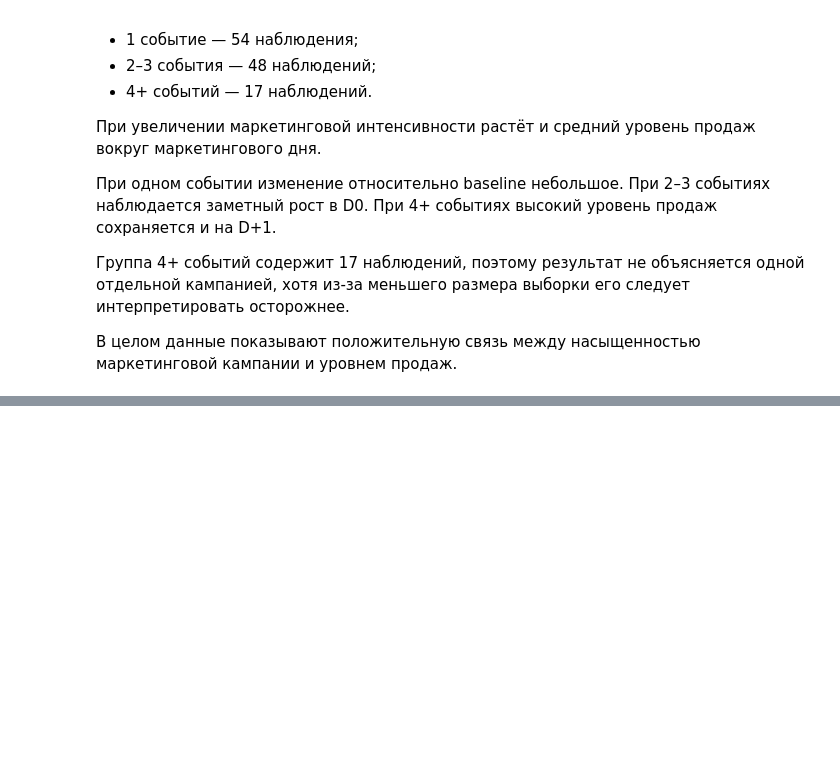
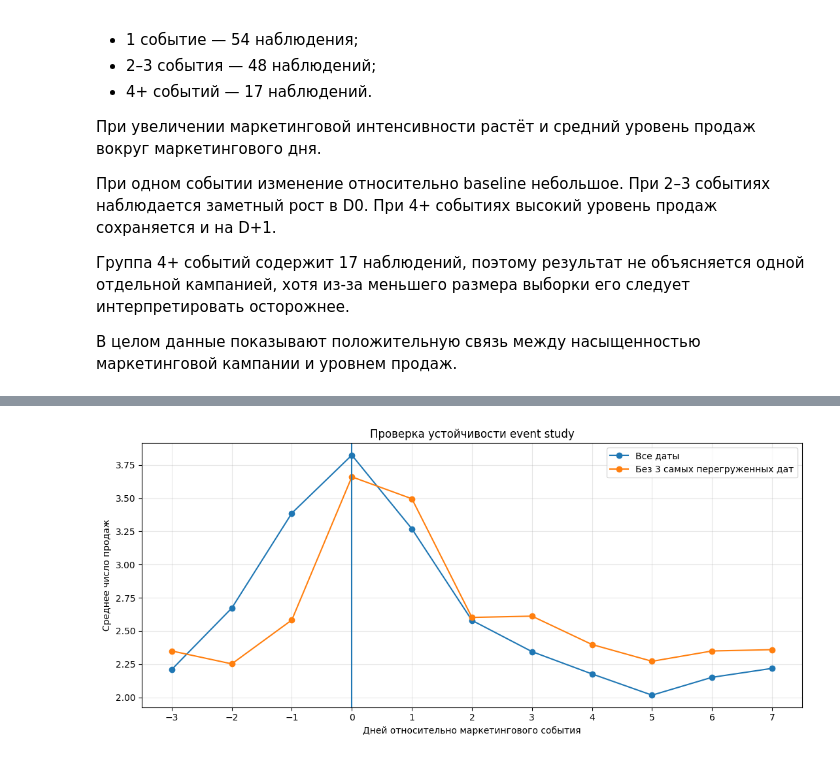
Before and after one commit to perchii/hackathon-postupashki, a Jupyter notebook: notebooks/marketing_sales_analysis.ipynb, the cells around one changed output, grey strips where cells are left out. Saved outputs shown, nothing was run; the diff lists cells and outputs as text; code cells hidden in the pictures; blank space fills up the shorter version.

```diff
--- a/notebooks/marketing_sales_analysis.ipynb
+++ b/notebooks/marketing_sales_analysis.ipynb
@@ -1841,0 +2130,19 @@ intensity_counts
+# %%
+# Исключаем наблюдения, где маркетинговое событие пришлось
+# на одну из трёх самых перегруженных дат
+
+event_study_robust = event_study[
+    ~event_study["event_date"].isin(top_busy_dates)
+].copy()
+
+robust_summary = (
+    event_study_robust
+    .groupby("lag", as_index=False)
+    .agg(
+        avg_transactions=("transactions", "mean"),
+        avg_revenue=("revenue", "mean"),
+        observations=("transactions", "count")
+    )
+)
+
+robust_summary
@@ -1841,0 +2162,31 @@ intensity_counts
+# %%
+plt.figure(figsize=(11, 5))
+
+plt.plot(
+    event_study_summary["lag"],
+    event_study_summary["avg_transactions"],
+    marker="o",
+    label="Все даты"
+)
+
+plt.plot(
+    robust_summary["lag"],
+    robust_summary["avg_transactions"],
+    marker="o",
+    label="Без 3 самых перегруженных дат"
+)
+
+plt.axvline(0)
+
+plt.title("Проверка устойчивости event study")
+plt.xlabel("Дней относительно маркетингового события")
+plt.ylabel("Среднее число продаж")
+
+plt.xticks(range(-3, 8))
+plt.legend()
+plt.grid(alpha=0.3)
+
+plt.tight_layout()
+plt.show()
+# %% [output]
+[figure, added]
```
Also changed, not shown: parts of 15 cells of this notebook.
